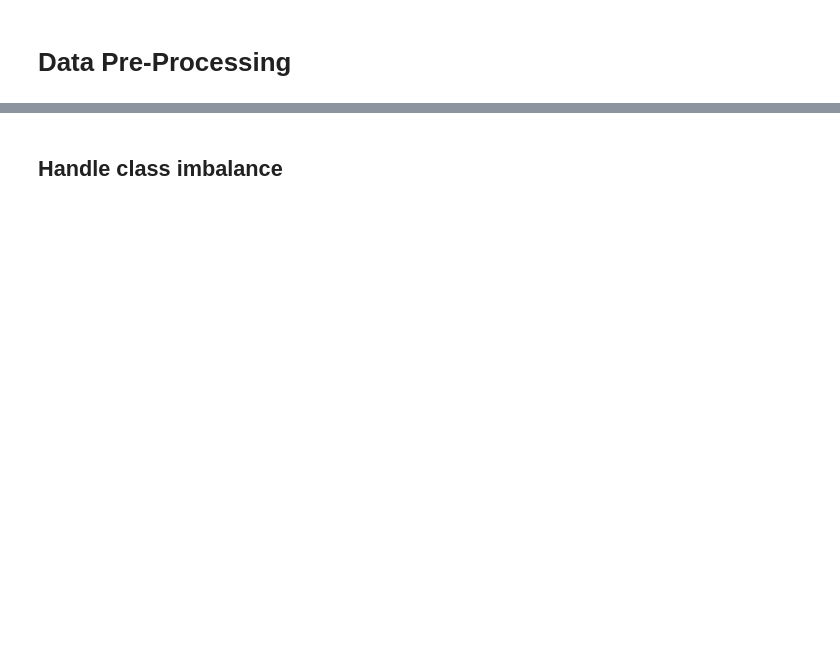
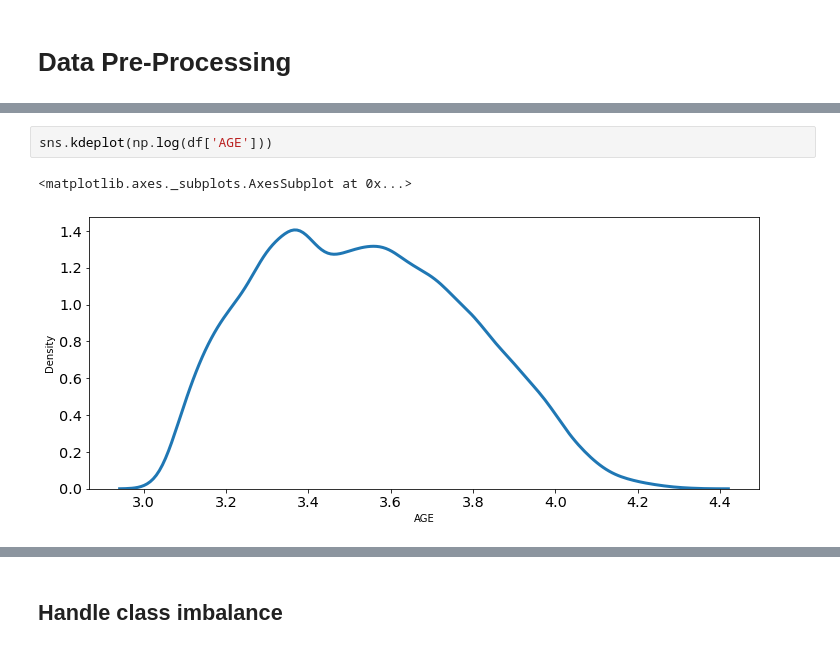
Before and after one commit to MizarCaniago/paymentdefault-4, a Jupyter notebook: Stage_2/Data_Pre-Processing.ipynb, the cells around one changed output, grey strips where cells are left out. Drawn from its saved outputs; the diff is of its cells as text; blank space fills up the shorter version.

```diff
--- a/Stage_2/Data_Pre-Processing.ipynb
+++ b/Stage_2/Data_Pre-Processing.ipynb
@@ -10,0 +472,5 @@
+# %%
+sns.kdeplot(np.log(df['AGE']))
+# %% [output]
+<matplotlib.axes._subplots.AxesSubplot at 0x...>
+[figure, added]
```
Also changed, not shown: parts of 105 cells of this notebook, 1 other file.
